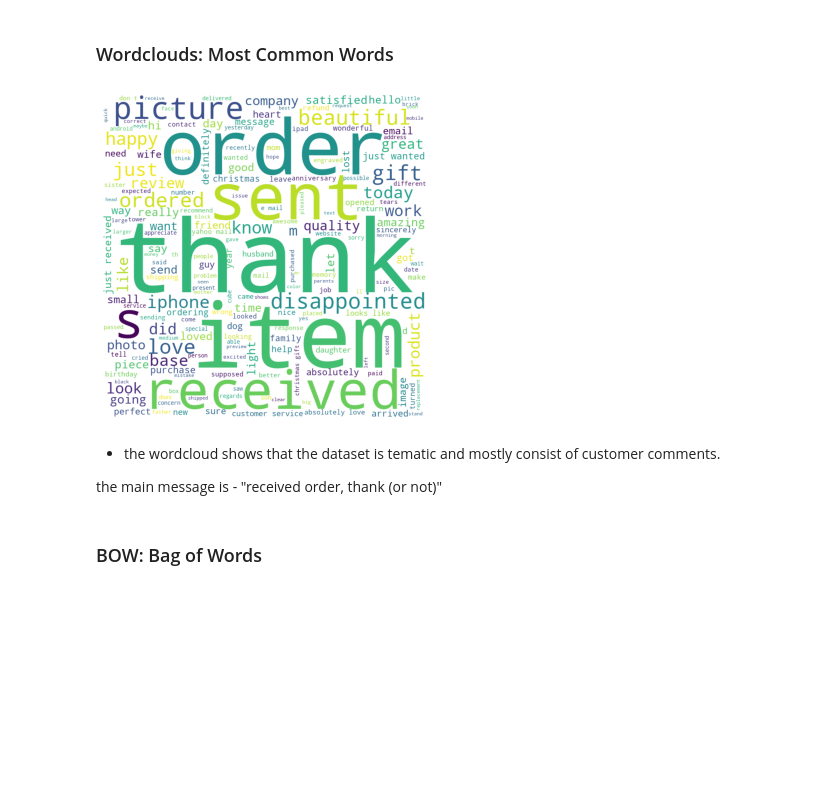
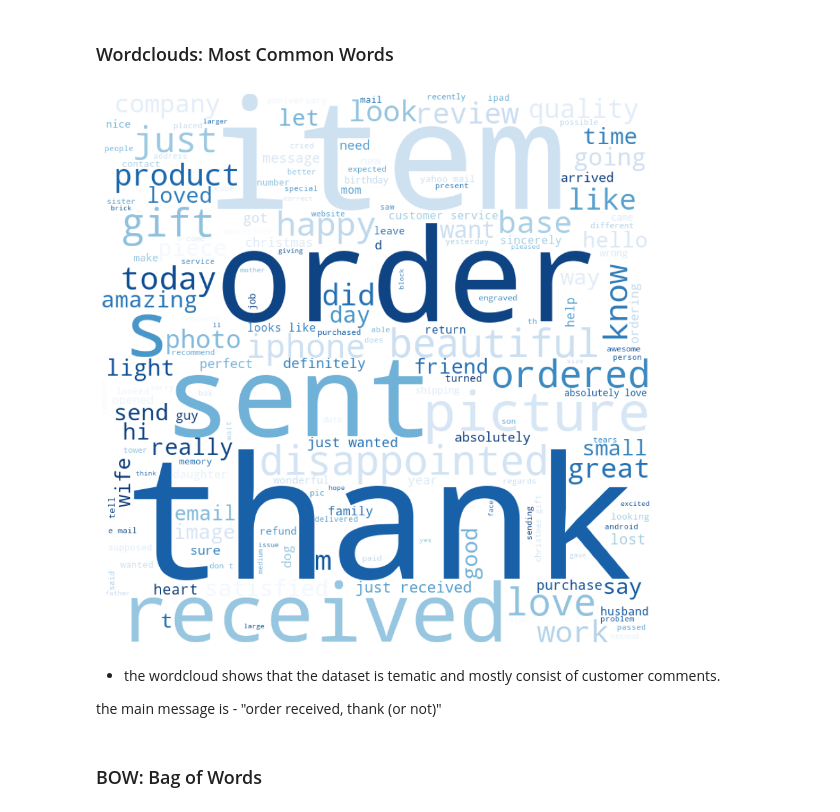
Before and after one commit to Katashynskyi/Positive_negative_reviews_classification, a Jupyter notebook: EDA/EDA.ipynb, the cells around one changed output. Drawn from its saved outputs; the diff is of its cells as text; code cells hidden in the pictures; blank space fills up the shorter version.

```diff
--- a/EDA/EDA.ipynb
+++ b/EDA/EDA.ipynb
@@ -76,9 +81,15 @@ pd.set_option("display.max_rows", 500)
 # url="https://drive.google.com/file/d/1x2Tdn1UGhQ6x08yfchUykUJvid257vFY/view?usp=sharing"
 # path ='https://drive.google.com/uc?id=' + url.split('/')[-2]
 # df2 = pd.read_csv(path)
+# %%
+# # Home PC
+# df = pd.read_csv("D:/Programming/DB's/Positive_negative_reviews_classification/reviews.csv")
+# df2 = pd.read_csv("D:/Programming/DB's/Positive_negative_reviews_classification/labels.csv")
+
+# work PC
+df = pd.read_csv("D:/Programming/db's/Positive_negative_reviews_classification_data/reviews.csv")
+df2 = pd.read_csv("D:/Programming/db's/Positive_negative_reviews_classification_data/labels.csv")
 # %%
-df = pd.read_csv("D:/Programming/DB's/Positive_negative_reviews_classification/reviews.csv")
-df2 = pd.read_csv("D:/Programming/DB's/Positive_negative_reviews_classification/labels.csv")
 
 # Create a mapping dictionary
 mapping = {"Positive": 1, "Negative": 0}
@@ -330,10 +339,10 @@ def clean_text(text):
     text = text.lower()
 
     # Define the pattern to match "Sent from..." and everything after it
-    cleaned_text = re.sub(r"Sent from.*$", "", text)
+    text = re.sub(r"Sent from.*$", "", text)
 
     # Define the pattern to match "Order" followed by numbers and spaces Use re.sub() to replace the pattern with "order"
-    cleaned_text = re.sub(r"Order\s*\(#\d+\)", "order number", text)
+    text = re.sub(r"Order\s*\(#\d+\)", "order number", text)
 
     text = re.sub(r"what's", "what is ", text)
     text = re.sub(r"\'s", " ", text)
@@ -429,41 +438,45 @@ These introductory words can provide context to the comment's tone and purpose.
 comment_words = ""
 stopwords = set(ENGLISH_STOP_WORDS)
 
 # iterate through the csv file
 for val in df.text:
     # typecaste each val to string
     val = str(val)
 
     # split the value
     tokens = val.split()
 
     # Converts each token into lowercase
     for i in range(len(tokens)):
         tokens[i] = tokens[i].lower()
 
     comment_words += " ".join(tokens) + " "
 
 wordcloud = WordCloud(
     width=800,
     height=800,
     background_color="white",
     stopwords=stopwords,
     min_font_size=10,
 ).generate(comment_words)
 
 # plot the WordCloud image
-plt.figure(figsize=(4.5, 4.5), facecolor=None)
-plt.imshow(wordcloud)
+plt.figure(figsize=(12, 12), facecolor=None)
 plt.axis("off")
 plt.tight_layout(pad=0)
 
-plt.show()
+plt.imshow(wordcloud.recolor(colormap="Blues", random_state=111), alpha=0.98)
+
+# Save the WordCloud as a JPG file in the same folder
+output_filename = "wordcloud.jpg"
+output_path = os.path.join(os.getcwd(), output_filename)
+plt.savefig(output_path, format="jpg")
 # %% [output]
-[figure, old version]
+[figure, new version]
 # %% [markdown]
 * the wordcloud shows that the dataset is tematic and mostly consist of customer comments.
 
-the main message is - "received order, thank (or not)"
+the main message is - "order received, thank (or not)"
 # %% [markdown]
 ### BOW: Bag of Words
 # %%
```
Also changed, not shown: parts of 28 cells of this notebook, 21 other files.
